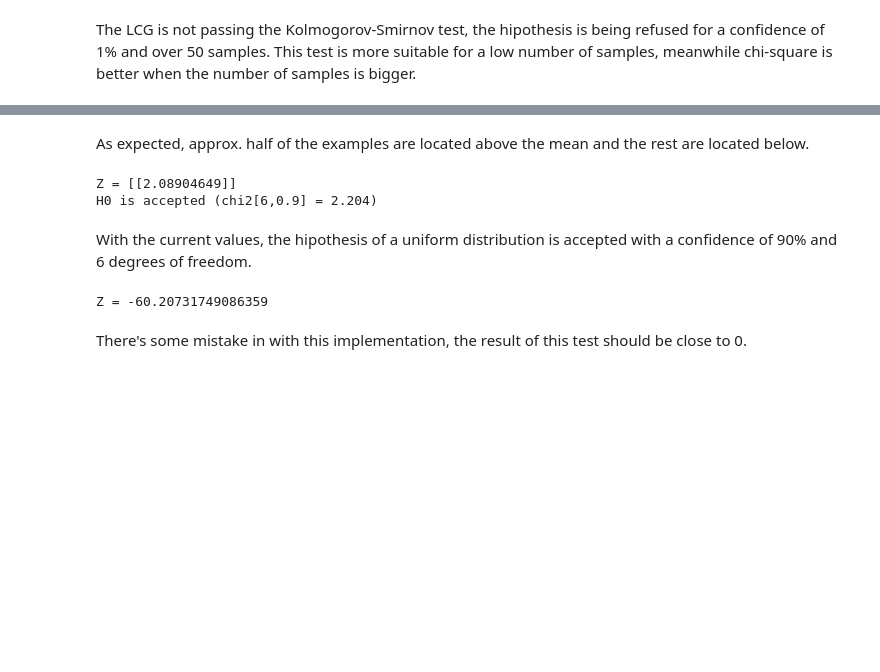
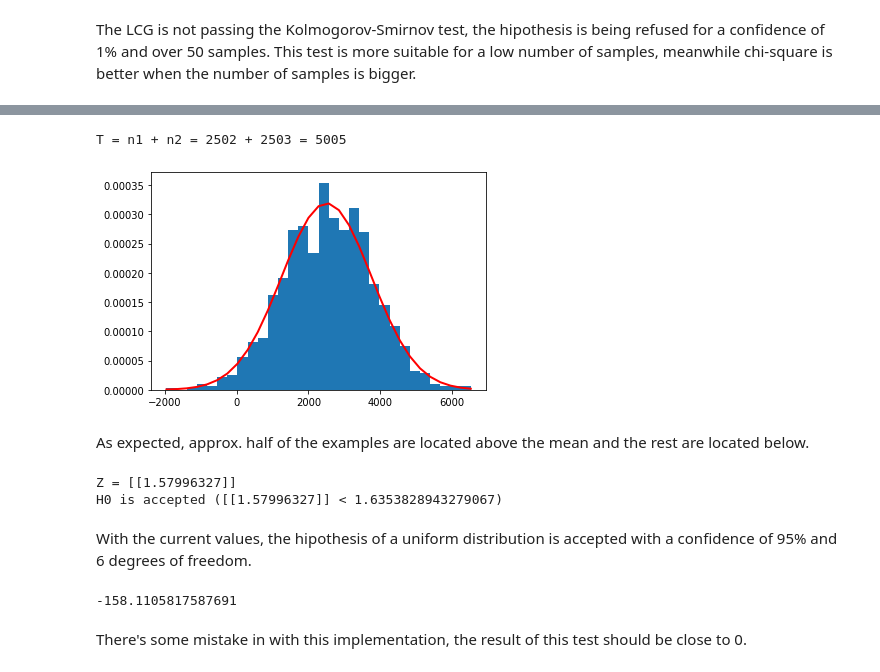
Before and after one commit to carinhopm/ss_exercises, a Jupyter notebook: ex1-random-numbers.ipynb, the cells around one changed output, grey strips where cells are left out. Drawn from its saved outputs; the diff is of its cells as text; code cells hidden in the pictures; blank space fills up the shorter version.

```diff
--- a/ex1-random-numbers.ipynb
+++ b/ex1-random-numbers.ipynb
@@ -127,3 +129,30 @@ n1=4987 n2=5013
+# %%
+# Test I: above/below the median
+median = np.median(nums)
+n1 = 0
+n2 = 0
+above = None
+
+for i in nums:
+    if i > median and above!=True:
+        n1 += 1
+        above = True
+    elif i < median and above!=False:
+        n2 += 1
+        above = False
+print(f'T = n1 + n2 = {n1} + {n2} = {n1+n2}')
+
+mu = ((2*n1*n2)/(n1+n2)) + 1
+sigma = (2*n1*n2*(2*n1*n2-n1-n2)) / (((n1+n2)**2)*(n1+n2-1))
+s = np.random.normal(mu, sigma, 1000)
+count, bins, ignored = plt.hist(s, 30, density=True)
+plt.plot(bins, 1/(sigma * np.sqrt(2 * np.pi)) *
+               np.exp( - (bins - mu)**2 / (2 * sigma**2) ),
+         linewidth=2, color='r')
+plt.savefig('ex1_t1.png')
+# %% [output]
+T = n1 + n2 = 2502 + 2503 = 5005
+[figure, added]
 # %% [markdown]
 As expected, approx. half of the examples are located above the mean and the rest are located below.
 # %%
@@ -152,26 +181,26 @@ Z = (1/(n-6)) * (R-n*B) * (A*(R-n*B).T)
 print(f'Z = {Z}')
 
 # compare it with the theoric values
-chi2 = 2.204 # 6 degrees of freedom and 90% confidence
+chi2 = stats.chi2.ppf(0.05, 6) # 6 degrees of freedom and 95% confidence
 if Z < chi2:
-    print('H0 is accepted (chi2[6,0.9] = 2.204)')
+    print(f'H0 is accepted ({Z} < {chi2})')
 else:
-    print('H0 is rejected')
+    print(f'H0 is rejected ({Z} < {chi2})')
 # %% [output]
-Z = [[2.08904649]]
-H0 is accepted (chi2[6,0.9] = 2.204)
+Z = [[1.57996327]]
+H0 is accepted ([[1.57996327]] < 1.6353828943279067)
 # %% [markdown]
-With the current values, the hipothesis of a uniform distribution is accepted with a confidence of 90% and 6 degrees of freedom.
+With the current values, the hipothesis of a uniform distribution is accepted with a confidence of 95% and 6 degrees of freedom.
 # %%
 # Test III: the-Up-and-Down test
 n = len(nums)
-R = []
+R = np.zeros(10000-1, dtype=int)
 i = 0
 while i<n:
     length = 1
     next_idx = i + length
     if next_idx >= n:
-        R.append(length)
+        R[length-1] += 1
         break
     if nums[next_idx] > nums[next_idx-1]:
         while nums[next_idx] > nums[next_idx-1]:
@@ -185,15 +214,13 @@ while i<n:
             next_idx = i + length
             if next_idx >= n:
                 break
-    R.append(length)
+    R[length-1] += 1
     i = i+length
 
-X = len(R)
-Z = (X-((2*n-1)/3)) / np.sqrt((16*n-29)/90)
-print(f'Z = {Z}')
-#???
+Z = (R-((2*n-1)/3)) / np.sqrt((16*n-29)/90)
+print(np.mean(Z))
 # %% [output]
-Z = -60.20731749086359
+-158.1105817587691
 # %% [markdown]
 There's some mistake in with this implementation, the result of this test should be close to 0.
 # %%
```
Also changed, not shown: parts of 21 cells of this notebook, 8 other files.
